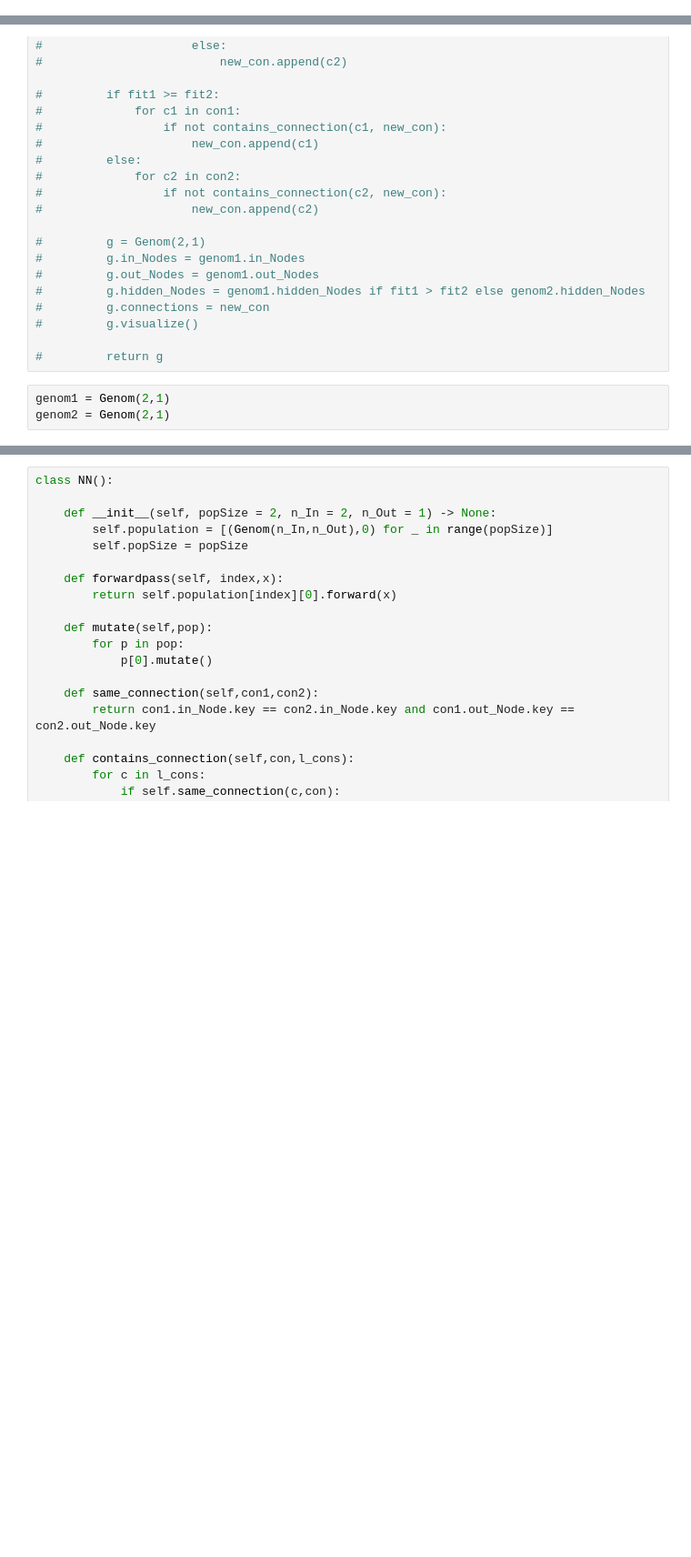
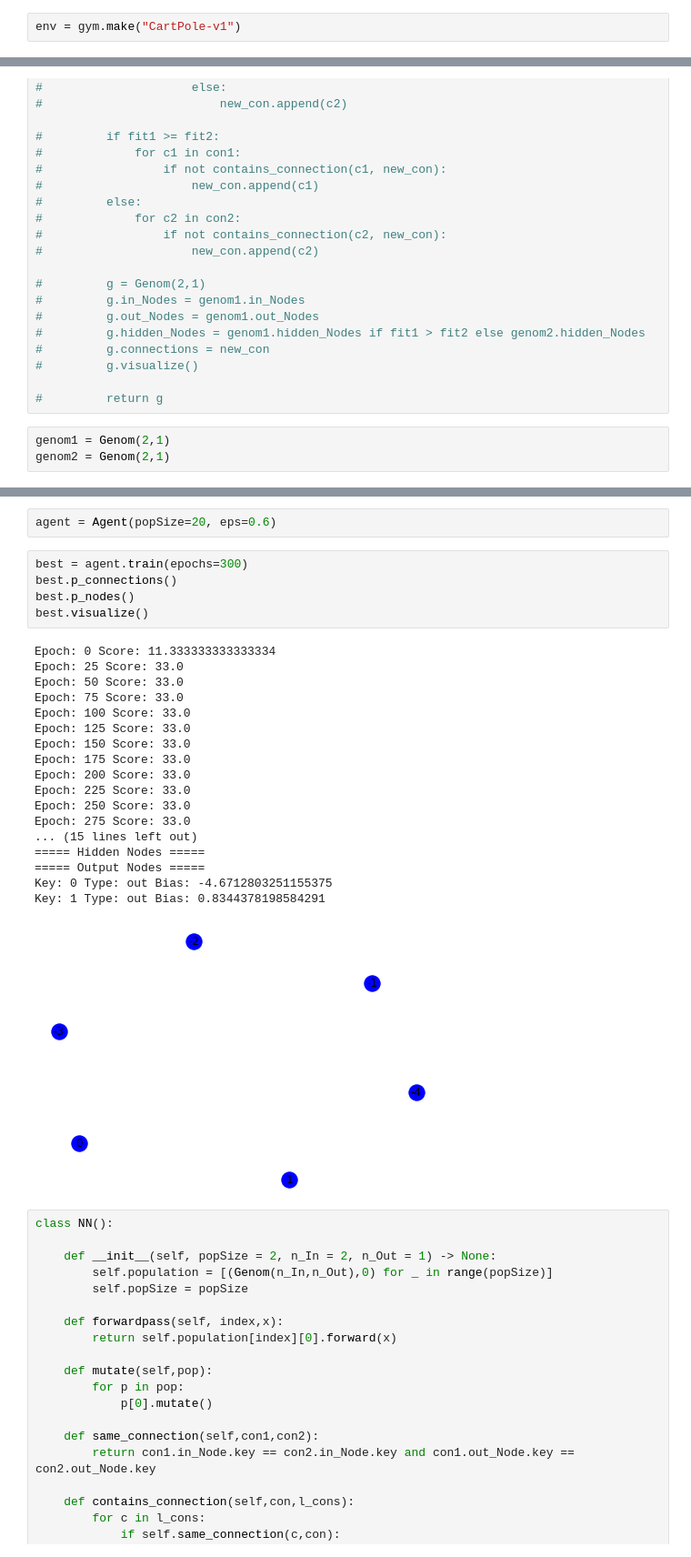
Before and after one commit to mark22222/neuroevolution, a Jupyter notebook: 7.ipynb, the cells around one changed output, grey strips where cells are left out. Shown at 91% size. Saved outputs shown, nothing was run; the diff lists cells and outputs as text; blank space fills up the shorter version.

```diff
--- a/7.ipynb
+++ b/7.ipynb
@@ -8,3 +12,5 @@ from time import sleep
+# %%
+env = gym.make("CartPole-v1")
 # %%
 genom = Genom(2,1)
 # %%
@@ -147,3 +232,29 @@ g.p_connections()
+# %%
+agent = Agent(popSize=20, eps=0.6)
+# %%
+best = agent.train(epochs=300)
+best.p_connections()
+best.p_nodes()
+best.visualize()
+# %% [output]
+Epoch: 0 Score: 11.333333333333334
+Epoch: 25 Score: 33.0
+Epoch: 50 Score: 33.0
+Epoch: 75 Score: 33.0
+Epoch: 100 Score: 33.0
+Epoch: 125 Score: 33.0
+Epoch: 150 Score: 33.0
+Epoch: 175 Score: 33.0
+Epoch: 200 Score: 33.0
+Epoch: 225 Score: 33.0
+Epoch: 250 Score: 33.0
+Epoch: 275 Score: 33.0
+... (15 lines left out)
+===== Hidden Nodes =====
+===== Output Nodes =====
+Key: 0 Type: out Bias: -4.6712803251155375
+Key: 1 Type: out Bias: 0.8344378198584291
+[figure, added]
 # %%
 class NN():
 
```
Also changed, not shown: parts of 14 cells of this notebook, 1 other file.
